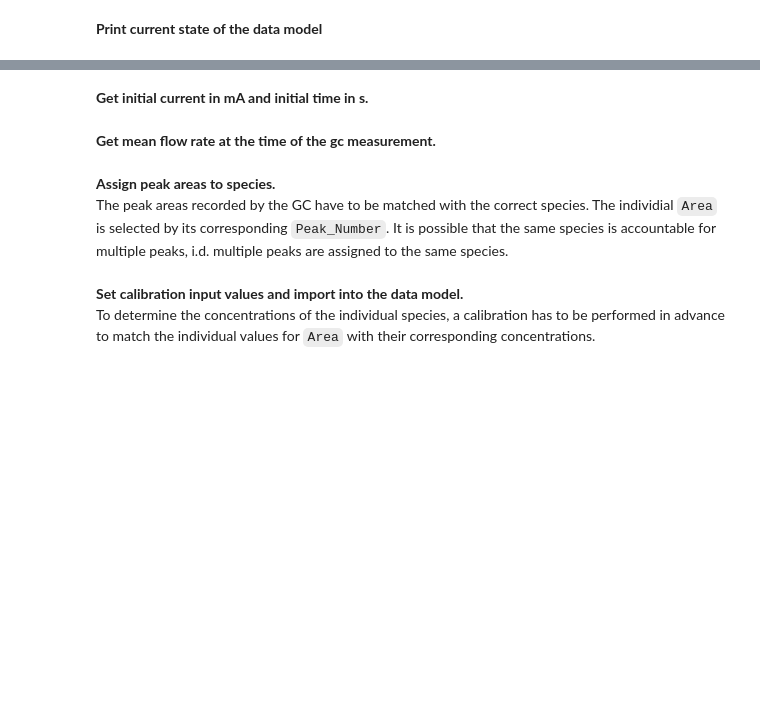
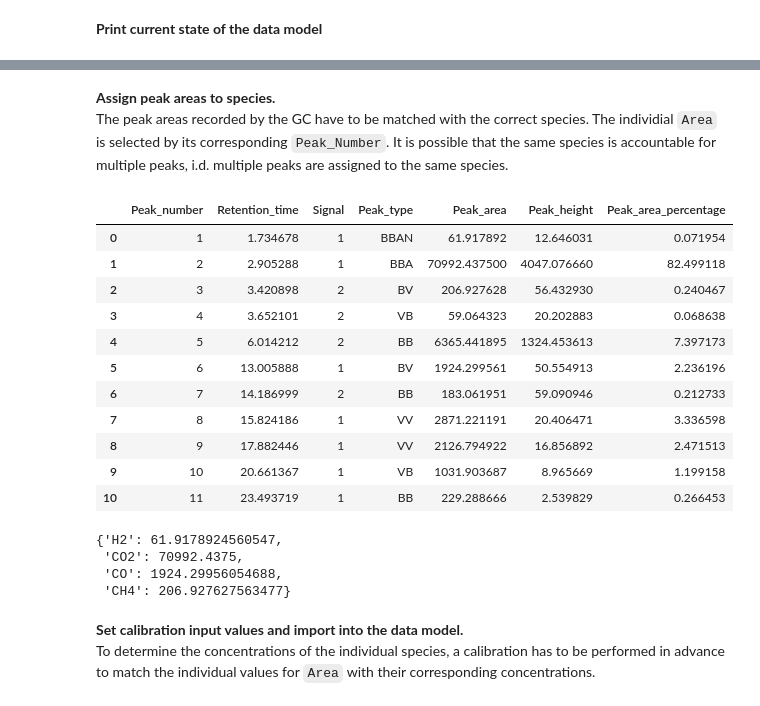
Before and after one commit to FAIRChemistry/FAIRFlow, a Jupyter notebook: experimental_b07_tc.ipynb, the cells around one changed output, grey strips where cells are left out. Cells and saved outputs as stored; diff of their text form; code cells hidden in the pictures; blank space fills up the shorter version.

```diff
--- a/experimental_b07_tc.ipynb
+++ b/experimental_b07_tc.ipynb
@@ -146,2 +240,0 @@ print(b07.json())
-# %% [markdown]
-**Get initial current in mA and initial time in s.**
@@ -151,2 +240,0 @@ I_init, t_init
-# %% [markdown]
-**Get mean flow rate at the time of the gc measurement.**
@@ -161,13 +244,34 @@ gc_exp_data_df
+# %%
+gc_experimental_data_df
+# %% [output]
+|  | Peak_number | Retention_time | Signal | Peak_type | Peak_area | Peak_height | Peak_area_percentage |
+| 0 | 1 | 1.734678 | 1 | BBAN | 61.917892 | 12.646031 | 0.071954 |
+| 1 | 2 | 2.905288 | 1 | BBA | 70992.437500 | 4047.076660 | 82.499118 |
+| 2 | 3 | 3.420898 | 2 | BV | 206.927628 | 56.432930 | 0.240467 |
+| 3 | 4 | 3.652101 | 2 | VB | 59.064323 | 20.202883 | 0.068638 |
+| 4 | 5 | 6.014212 | 2 | BB | 6365.441895 | 1324.453613 | 7.397173 |
+| 5 | 6 | 13.005888 | 1 | BV | 1924.299561 | 50.554913 | 2.236196 |
+| 6 | 7 | 14.186999 | 2 | BB | 183.061951 | 59.090946 | 0.212733 |
+| 7 | 8 | 15.824186 | 1 | VV | 2871.221191 | 20.406471 | 3.336598 |
+| 8 | 9 | 17.882446 | 1 | VV | 2126.794922 | 16.856892 | 2.471513 |
+| 9 | 10 | 20.661367 | 1 | VB | 1031.903687 | 8.965669 | 1.199158 |
+| 10 | 11 | 23.493719 | 1 | BB | 229.288666 | 2.539829 | 0.266453 |
 # %%
 assign_peak_dict={
+    'H2': [1],
     'CO2': [2],
     'CO': [6],
-    'H2': [1],
     'CH4': [3],
-    'C2H4': [5],
+    # 'C2H4': [5],
     # 'C2H6': [4],
 }
-peak_area_dict = assign_peaks(b07, assign_peak_dict)
+peak_area_dict = assign_peaks(dataset, assign_peak_dict)
+peak_area_dict
+# %% [output]
+{'H2': 61.9178924560547,
+ 'CO2': 70992.4375,
+ 'CO': 1924.29956054688,
+ 'CH4': 206.927627563477}
 # %% [markdown]
 **Set calibration input values and import into the data model.** \
 To determine the concentrations of the individual species, a calibration has to be performed in advance to match the individual values for ``Area`` with their corresponding concentrations.
```
Also changed, not shown: parts of 48 cells of this notebook, 47 other files.
